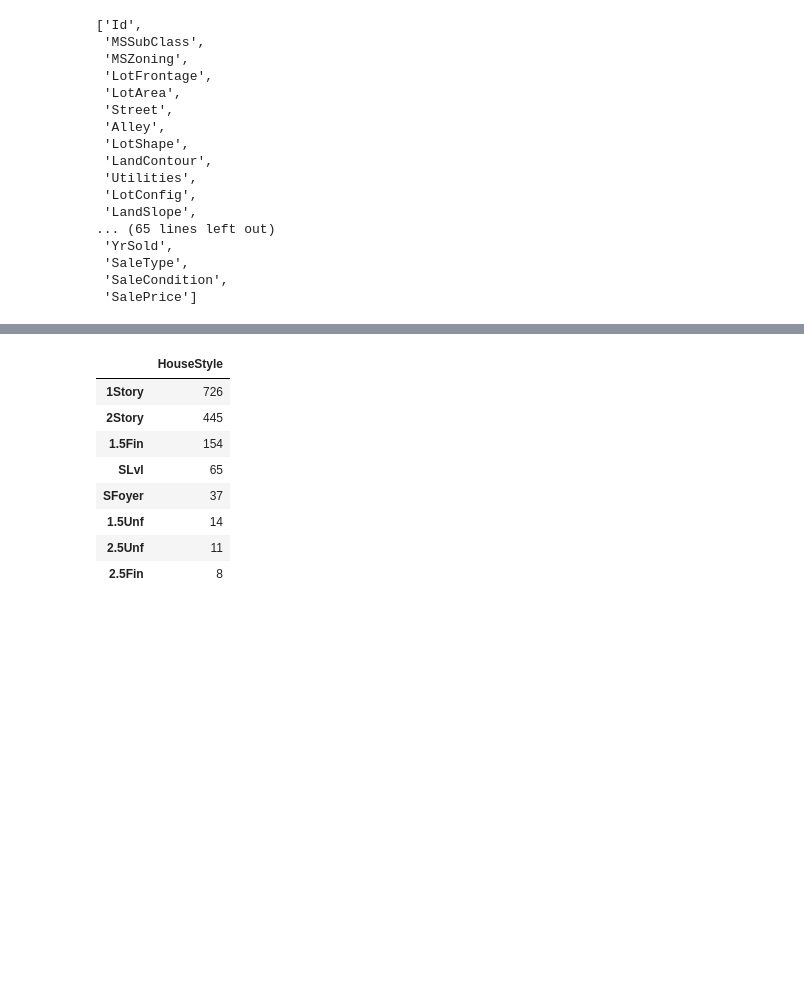
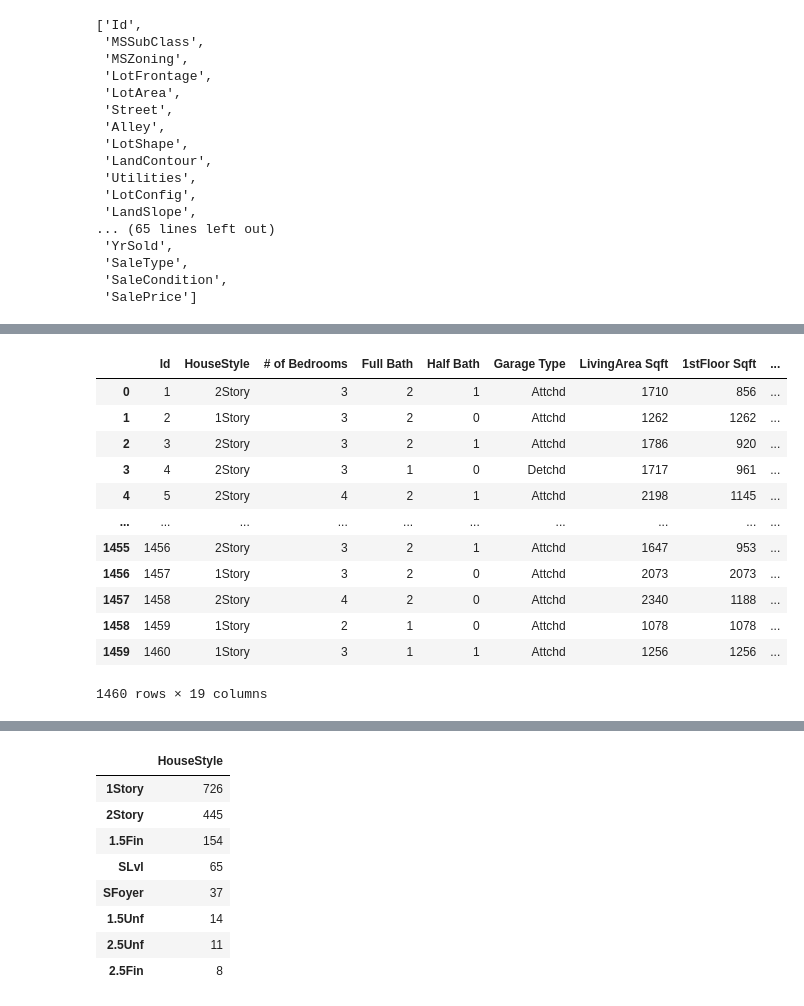
Before and after one commit to serpaulus/Predicting_the_Final_Home_Price, a Jupyter notebook: Predicting_Housing_Prices.ipynb, the cells around one changed output, grey strips where cells are left out. Saved outputs shown, nothing was run; the diff lists cells and outputs as text; code cells hidden in the pictures; blank space fills up the shorter version.

```diff
--- a/Predicting_Housing_Prices.ipynb
+++ b/Predicting_Housing_Prices.ipynb
@@ -77,0 +56,24 @@ clean_data_df.head()
+# %%
+clean_data_df = { 'Id': 'Id',
+                 'HouseStyle': 'HouseStyle',
+                 'BedroomAbvGr': '# of Bedrooms',
+                 'FullBath': 'Full Bath',
+                 'HalfBath': 'Half Bath',
+                 'GarageType': 'Garage Type',
+                 'GrLivArea': 'LivingArea Sqft',
+                 '1stFlrSF': '1stFloor Sqft',
+                 '2ndFlrSF':'2ndFloor Sqft' ,
+                 'LotConfig': 'Lot Location',
+                 'YearBuilt': 'YearBuilt',
+                 'YearRemodAdd': 'Year Remodeled',
+                 'Exterior1st': '1stExterior',
+                 'Exterior2nd': '2ndExterior',
+                 'MasVnrType': 'Masonry Veneer Type',
+                 'Neighborhood': 'Neighborhood',
+                 'OverallQual': 'Overall Quality',
+                 'OverallCond': 'Overall Condition',
+                 'SaleCondition': 'Sale Condition'
+
+}
+train_df.rename(columns =clean_data_df, inplace = True)
+train_df.head()
@@ -77,0 +88,24 @@ clean_data_df.head()
+# %%
+#Filter the train DataFrame for specific columns.
+clean_df = train_df[[
+    'Id','HouseStyle','# of Bedrooms','Full Bath','Half Bath','Garage Type',
+    'LivingArea Sqft','1stFloor Sqft','2ndFloor Sqft' ,'Lot Location','YearBuilt',
+    'Year Remodeled','1stExterior','2ndExterior','Masonry Veneer Type','Neighborhood',
+    'Overall Quality','Overall Condition','Sale Condition'
+    ]]
+
+clean_df
+# %% [output]
+|  | Id | HouseStyle | # of Bedrooms | Full Bath | Half Bath | Garage Type | LivingArea Sqft | 1stFloor Sqft | ... |
+| 0 | 1 | 2Story | 3 | 2 | 1 | Attchd | 1710 | 856 | ... |
+| 1 | 2 | 1Story | 3 | 2 | 0 | Attchd | 1262 | 1262 | ... |
+| 2 | 3 | 2Story | 3 | 2 | 1 | Attchd | 1786 | 920 | ... |
+| 3 | 4 | 2Story | 3 | 1 | 0 | Detchd | 1717 | 961 | ... |
+| 4 | 5 | 2Story | 4 | 2 | 1 | Attchd | 2198 | 1145 | ... |
+| ... | ... | ... | ... | ... | ... | ... | ... | ... | ... |
+| 1455 | 1456 | 2Story | 3 | 2 | 1 | Attchd | 1647 | 953 | ... |
+| 1456 | 1457 | 1Story | 3 | 2 | 0 | Attchd | 2073 | 2073 | ... |
+| 1457 | 1458 | 2Story | 4 | 2 | 0 | Attchd | 2340 | 1188 | ... |
+| 1458 | 1459 | 1Story | 2 | 1 | 0 | Attchd | 1078 | 1078 | ... |
+| 1459 | 1460 | 1Story | 3 | 1 | 1 | Attchd | 1256 | 1256 | ... |
+1460 rows × 19 columns
```
Also changed, not shown: parts of 10 cells of this notebook.
